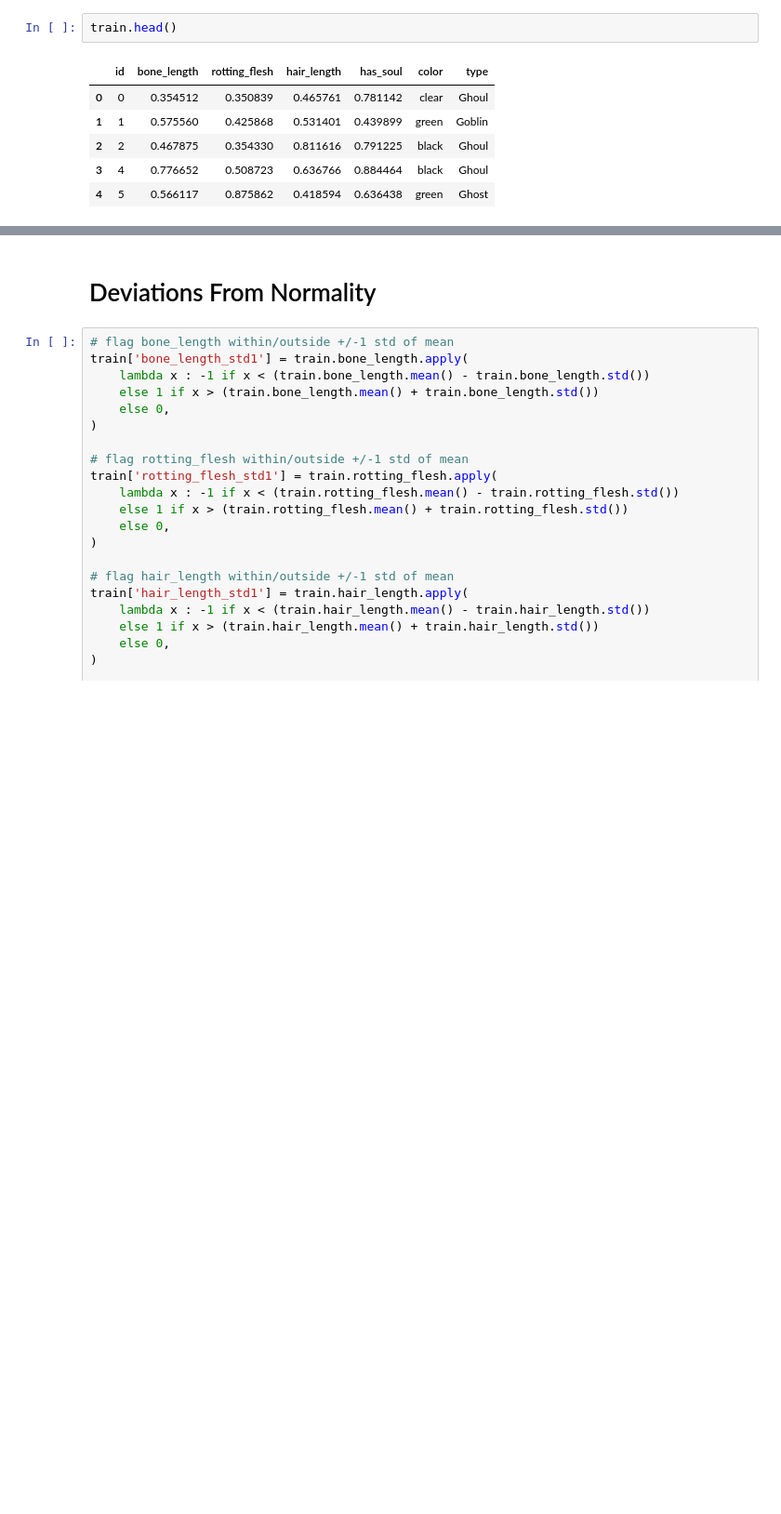
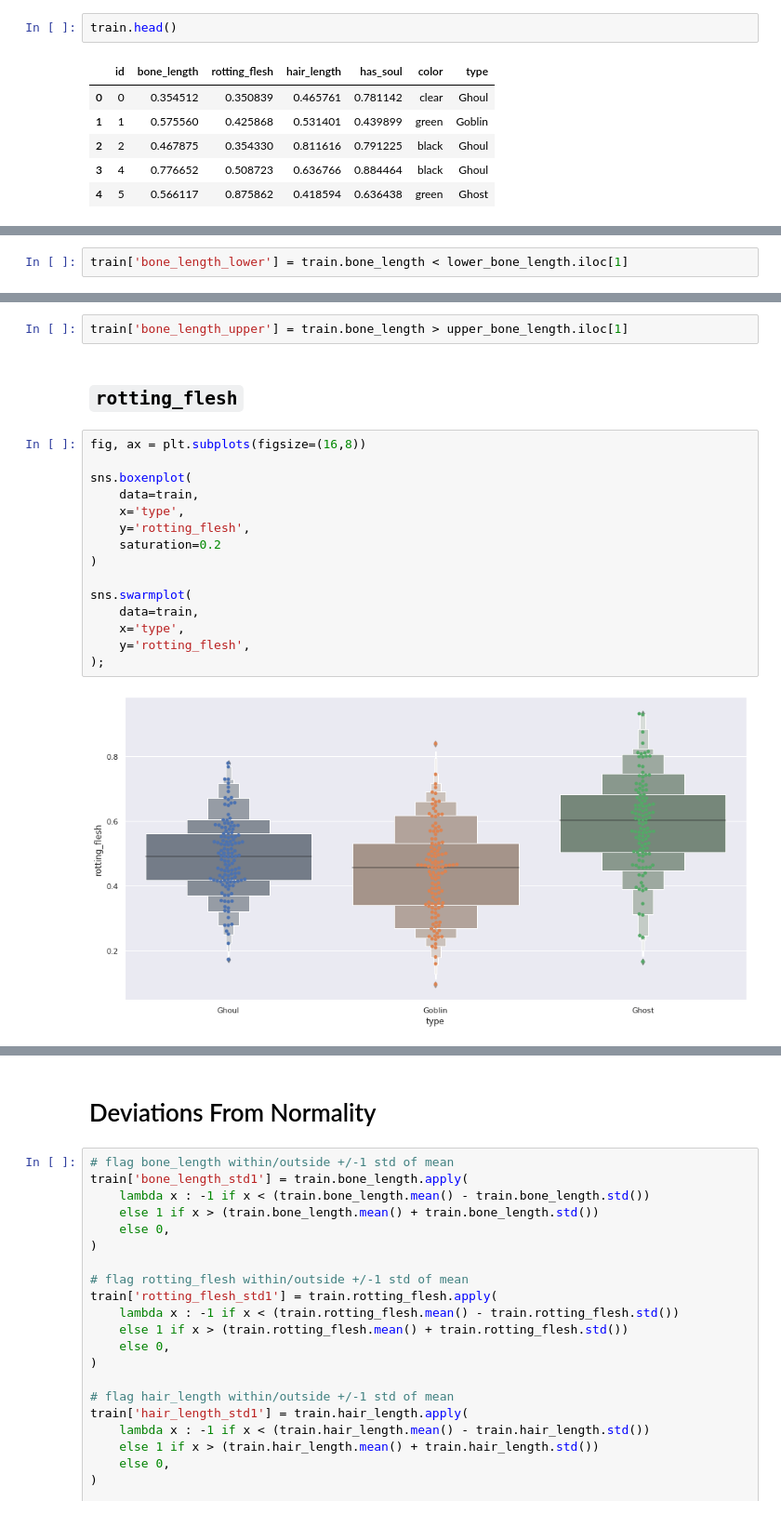
Before and after one commit to it176131/Ghouls-Goblins-and-Ghosts...-Boo-, a Jupyter notebook: Ghouls, Goblins, and Ghosts... Boo!.ipynb, the cells around one changed output, grey strips where cells are left out. Shown at 93% size. Drawn from its saved outputs; the diff is of its cells as text; blank space fills up the shorter version.

```diff
--- a/Ghouls, Goblins, and Ghosts... Boo!.ipynb
+++ b/Ghouls, Goblins, and Ghosts... Boo!.ipynb
@@ -134,0 +184,2 @@ for i in c:
+# %%
+train['bone_length_lower'] = train.bone_length < lower_bone_length.iloc[1]
@@ -134,0 +198,21 @@ for i in c:
+# %%
+train['bone_length_upper'] = train.bone_length > upper_bone_length.iloc[1]
+# %% [markdown]
+## `rotting_flesh`
+# %%
+fig, ax = plt.subplots(figsize=(16,8))
+
+sns.boxenplot(
+    data=train,
+    x='type',
+    y='rotting_flesh',
+    saturation=0.2
+)
+
+sns.swarmplot(
+    data=train,
+    x='type',
+    y='rotting_flesh',
+);
+# %% [output]
+[figure, added]
```
Also changed, not shown: parts of 214 cells of this notebook, 1 other file.
